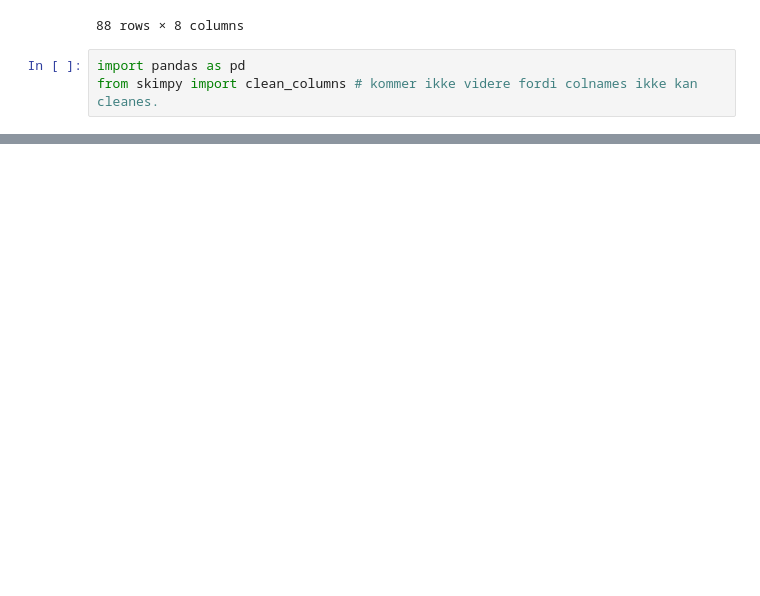
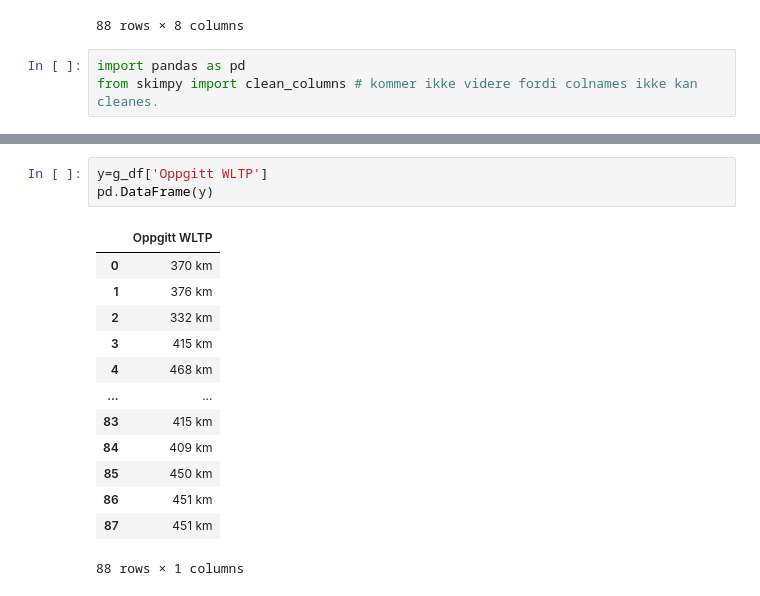
Before and after one commit to eso086/sok-1005-v22, a Jupyter notebook: Mappe5/WLTPnew.ipynb, the cells around one changed output, grey strips where cells are left out. Saved outputs shown, nothing was run; the diff lists cells and outputs as text; blank space fills up the shorter version.

```diff
--- a/Mappe5/WLTPnew.ipynb
+++ b/Mappe5/WLTPnew.ipynb
@@ -130,0 +131,17 @@ KeyError: 'Oppgitt WLTP'
+# %%
+y=g_df['Oppgitt WLTP']
+pd.DataFrame(y)
+# %% [output]
+|  | Oppgitt WLTP |
+| 0 | 370 km |
+| 1 | 376 km |
+| 2 | 332 km |
+| 3 | 415 km |
+| 4 | 468 km |
+| ... | ... |
+| 83 | 415 km |
+| 84 | 409 km |
+| 85 | 450 km |
+| 86 | 451 km |
+| 87 | 451 km |
+88 rows × 1 columns
```
Also changed, not shown: parts of 9 cells of this notebook, 1 other file.
